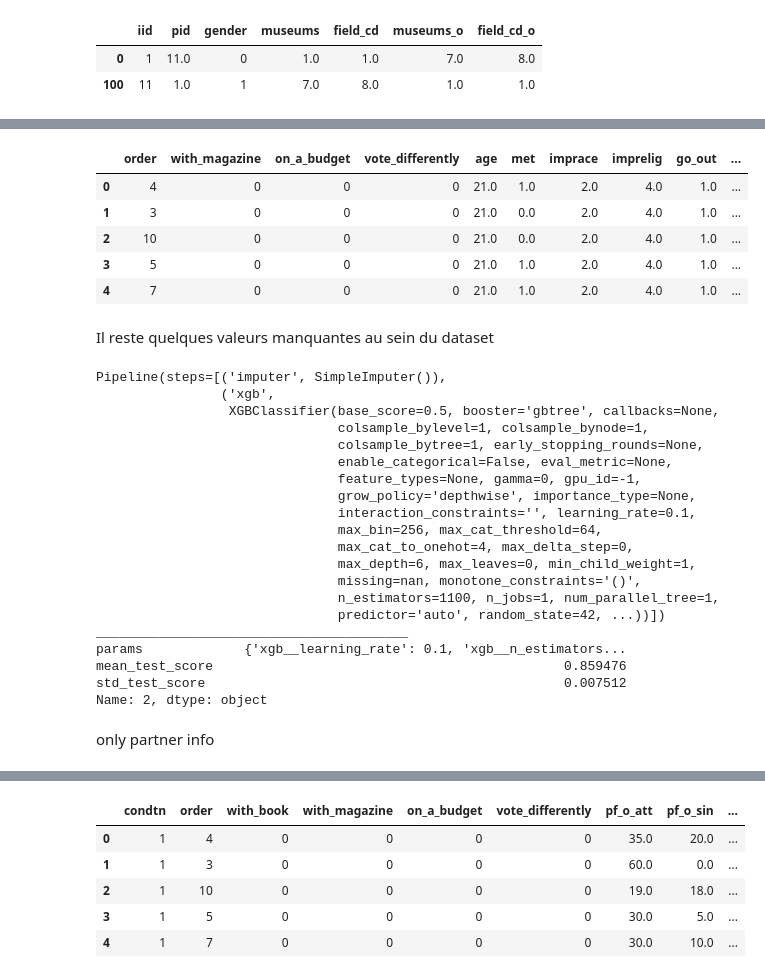
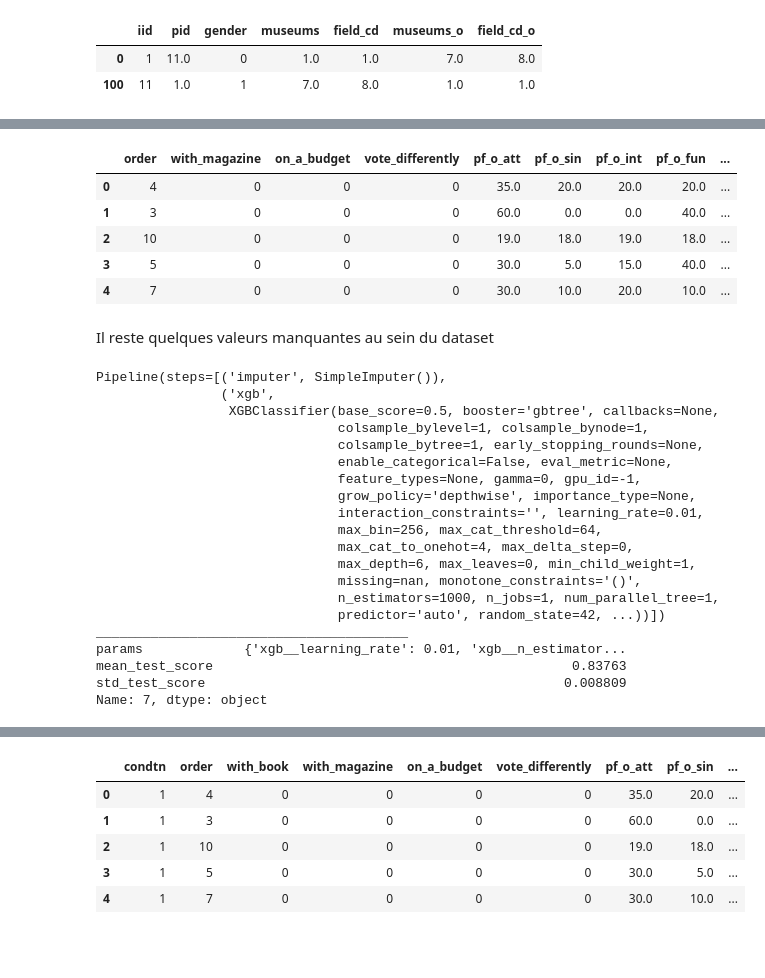
Before and after one commit to bento7/BigData, a Jupyter notebook: CHAUVEL_BENJAMIN.ipynb, the cells around one changed output, grey strips where cells are left out. Drawn from its saved outputs; the diff is of its cells as text; code cells hidden in the pictures; blank space fills up the shorter version.

```diff
--- a/CHAUVEL_BENJAMIN.ipynb
+++ b/CHAUVEL_BENJAMIN.ipynb
@@ -747,7 +746,7 @@ New shape: (8378, 108)
 # %% [markdown]
 Nous allons ensuite enlever les colonnes qui n'ont normalement aucun effet sur la décision du partenaire car elles ne lui sont pas connues. Nous gardons seulement la feature d'avoir apprécié la dicsussion car c'est un ressenti.
 # %%
-to_drop = ['dec_o', 'match']
+to_drop = ['dec_o']#, 'dec']
 print(f"Original shape: {data.shape}")
 print(f"Dropping {len(to_drop)} columns")
 
@@ -998,17 +997,17 @@ for col in interests:
 # %%
 # relative age difference
 df_clean['age_diff'] = (df_clean['age'] - df_clean['age_o'])
-df_clean.loc[(df_clean.age_diff > 0) & (df_clean.gender == 'Male'), 'age_diff_cat'] = 'older_male'
-df_clean.loc[(df_clean.age_diff > 0) & (df_clean.gender == 'Female'), 'age_diff_cat'] = 'older_female'
-df_clean.loc[(df_clean.age_diff < 0) & (df_clean.gender == 'Male'), 'age_diff_cat'] = 'younger_male'
-df_clean.loc[(df_clean.age_diff < 0) & (df_clean.gender == 'Female'), 'age_diff_cat'] = 'younger_female'
-df_clean.loc[(df_clean.age_diff == 0), 'age_diff_cat'] = 'same_age'
+# df_clean.loc[(df_clean.age_diff > 0) & (df_clean.gender == 'Male'), 'age_diff_cat'] = 'older_male'
+# df_clean.loc[(df_clean.age_diff > 0) & (df_clean.gender == 'Female'), 'age_diff_cat'] = 'older_female'
+# df_clean.loc[(df_clean.age_diff < 0) & (df_clean.gender == 'Male'), 'age_diff_cat'] = 'younger_male'
+# df_clean.loc[(df_clean.age_diff < 0) & (df_clean.gender == 'Female'), 'age_diff_cat'] = 'younger_female'
+# df_clean.loc[(df_clean.age_diff == 0), 'age_diff_cat'] = 'same_age'
 
 # who remembers if they met
 df_clean['met_comp'] = df_clean['met'] - df_clean['met_o']
-df_clean.loc[df_clean.met_comp == 0, 'met_comp'] = 'same'
-df_clean.loc[df_clean.met_comp == 1, 'met_comp'] = 'partec'
-df_clean.loc[df_clean.met_comp == -1, 'met_comp'] = 'partner'
+# df_clean.loc[df_clean.met_comp == 0, 'met_comp'] = 'same'
+# df_clean.loc[df_clean.met_comp == 1, 'met_comp'] = 'partec'
+# df_clean.loc[df_clean.met_comp == -1, 'met_comp'] = 'partner'
 
 # same field flag
 df_clean['same_field'] = 0
@@ -1058,13 +1059,12 @@ interests_o = [col+'_o' for col in interests]
 votes = ['attr', 'sinc', 'intel', 'fun', 'amb', 'shar', 'like', 'prob']
 votes_o = ['attr_o', 'sinc_o', 'intel_o', 'fun_o', 'amb_o', 'shar_o', 'like_o', 'prob_o']
 special_votes = ['mean_liking', 'like_spread', 'high_like']
-shared = [col+'_sh' for col in interests] + ['int_corr', 'samerace', 'age_diff',
-                                             'age_diff_cat', 'met_comp', 'same_field', 'same_goal']
-target = df_clean['dec']
+shared = [col+'_sh' for col in interests] + ['int_corr', 'samerace', 'age_diff', 'met_comp', 'same_field', 'same_goal']#,'age_diff_cat'
+target = df_clean['match']
 
 
 # Creating frames
-df_participants = df_clean[general_info+participant_info+interests+votes+special_votes].copy()
+df_participants = df_clean[general_info+participant_info+interests+votes].copy()
 df_partner = df_clean[general_info+partner_info+interests_o+votes_o].copy()
 df_both = df_clean[general_info+participant_info+partner_info+
-                   interests+votes+special_votes+interests_o+votes_o+shared].copy()
+                   interests+votes+interests_o+votes_o+shared].copy()
@@ -1073,31 +1075,35 @@ No partner information
+# %%
+df_ = df_clean[general_info+partner_info+participant_info+shared].copy()
 # %%
-df_train = pd.get_dummies(df_participants,
+df_train = pd.get_dummies(df_,
                           columns=['gender'],
                           drop_first=True)
 
 # things to drop because it improves the model
 del df_train['race']
-del df_train['like_spread']
+# del df_train['like_spread']
 del df_train['goal']
 del df_train['field_cd']
 del df_train['with_book']
 del df_train['date']
 del df_train['condtn']
+del df_train['field_cd_o']
+# del df_train['age_diff_cat']
 
 freq_map = {'Almost_never' : 0.0,
             'Several_py': 1.0,
             'Once_pm': 2.0,
             'Twice_pm': 3.0,
             'Once_pw': 4.0,
             'Twice_pw': 5.0,
             'Several_pw': 6.0}
 partic_cols = df_train.columns  # will be needed in the last section
 #df_train.go_out = df_train.go_out.map(freq_map)
 df_train.head()
 # %% [output]
-|  | order | with_magazine | on_a_budget | vote_differently | age | met | imprace | imprelig | go_out | ... |
-| 0 | 4 | 0 | 0 | 0 | 21.0 | 1.0 | 2.0 | 4.0 | 1.0 | ... |
-| 1 | 3 | 0 | 0 | 0 | 21.0 | 0.0 | 2.0 | 4.0 | 1.0 | ... |
-| 2 | 10 | 0 | 0 | 0 | 21.0 | 0.0 | 2.0 | 4.0 | 1.0 | ... |
-| 3 | 5 | 0 | 0 | 0 | 21.0 | 1.0 | 2.0 | 4.0 | 1.0 | ... |
-| 4 | 7 | 0 | 0 | 0 | 21.0 | 1.0 | 2.0 | 4.0 | 1.0 | ... |
+|  | order | with_magazine | on_a_budget | vote_differently | pf_o_att | pf_o_sin | pf_o_int | pf_o_fun | ... |
+| 0 | 4 | 0 | 0 | 0 | 35.0 | 20.0 | 20.0 | 20.0 | ... |
+| 1 | 3 | 0 | 0 | 0 | 60.0 | 0.0 | 0.0 | 40.0 | ... |
+| 2 | 10 | 0 | 0 | 0 | 19.0 | 18.0 | 19.0 | 18.0 | ... |
+| 3 | 5 | 0 | 0 | 0 | 30.0 | 5.0 | 15.0 | 40.0 | ... |
+| 4 | 7 | 0 | 0 | 0 | 30.0 | 10.0 | 20.0 | 10.0 | ... |
@@ -1136,17 +1150,15 @@ Pipeline(steps=[('imputer', SimpleImputer()),
                                enable_categorical=False, eval_metric=None,
                                feature_types=None, gamma=0, gpu_id=-1,
                                grow_policy='depthwise', importance_type=None,
-                               interaction_constraints='', learning_rate=0.1,
+                               interaction_constraints='', learning_rate=0.01,
                                max_bin=256, max_cat_threshold=64,
                                max_cat_to_onehot=4, max_delta_step=0,
                                max_depth=6, max_leaves=0, min_child_weight=1,
                                missing=nan, monotone_constraints='()',
-                               n_estimators=1100, n_jobs=1, num_parallel_tree=1,
+                               n_estimators=1000, n_jobs=1, num_parallel_tree=1,
                                predictor='auto', random_state=42, ...))])
 ________________________________________
-params             {'xgb__learning_rate': 0.1, 'xgb__n_estimators...
-mean_test_score                                             0.859476
-std_test_score                                              0.007512
-Name: 2, dtype: object
+params             {'xgb__learning_rate': 0.01, 'xgb__n_estimator...
+mean_test_score                                              0.83763
+std_test_score                                              0.008809
+Name: 7, dtype: object
-# %% [markdown]
-only partner info
```
Also changed, not shown: parts of 17 cells of this notebook.
